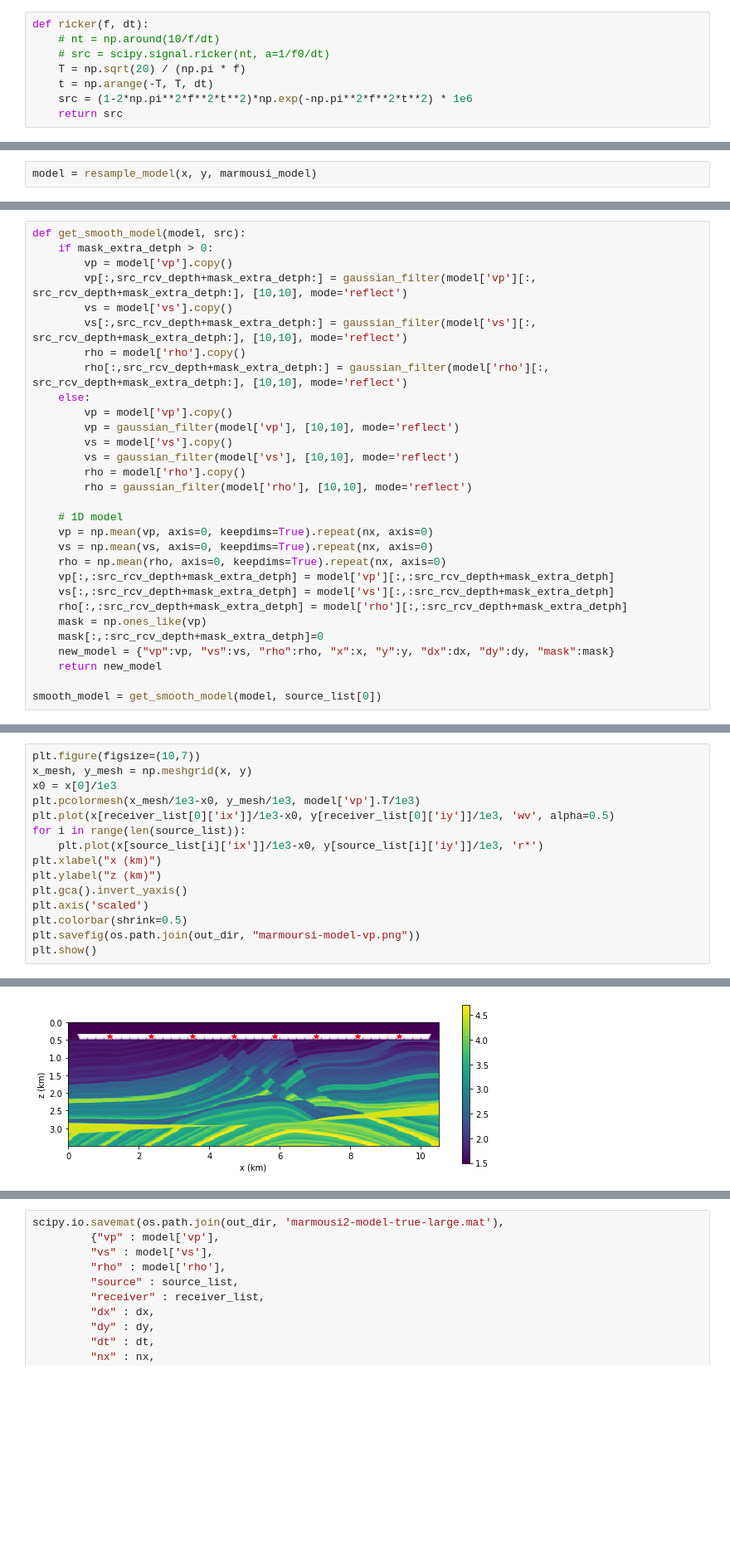
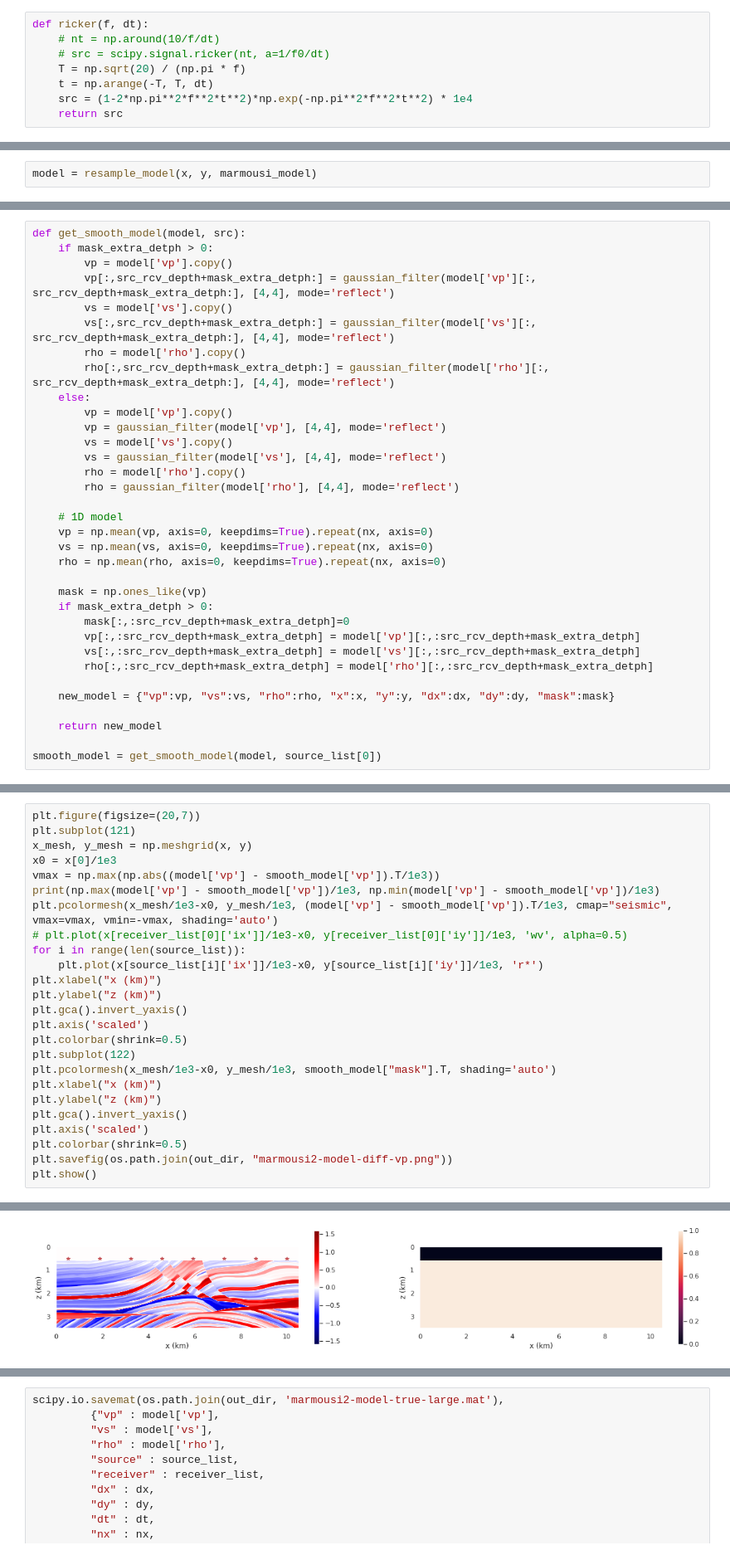
Before and after one commit to kailaix/ADSeismic.jl, a Jupyter notebook: examples/nn_fwi/Marmousi_model_large.ipynb, the cells around one changed output, grey strips where cells are left out. Shown at 83% size. Cells and saved outputs as stored; diff of their text form; blank space fills up the shorter version.

```diff
--- a/examples/nn_fwi/Marmousi_model_large.ipynb
+++ b/examples/nn_fwi/Marmousi_model_large.ipynb
@@ -31,5 +33,5 @@ def ricker(f, dt):
     # src = scipy.signal.ricker(nt, a=1/f0/dt)
     T = np.sqrt(20) / (np.pi * f)
     t = np.arange(-T, T, dt)
-    src = (1-2*np.pi**2*f**2*t**2)*np.exp(-np.pi**2*f**2*t**2) * 1e6
+    src = (1-2*np.pi**2*f**2*t**2)*np.exp(-np.pi**2*f**2*t**2) * 1e4
     return src
@@ -230,29 +216,33 @@ receiver_list = add_receiver(int(vp0/f0/dx)*3, nsrc, nx, n_pml, True)
 def get_smooth_model(model, src):
     if mask_extra_detph > 0:
         vp = model['vp'].copy()
-        vp[:,src_rcv_depth+mask_extra_detph:] = gaussian_filter(model['vp'][:, src_rcv_depth+mask_extra_detph:], [10,10], mode='reflect')
+        vp[:,src_rcv_depth+mask_extra_detph:] = gaussian_filter(model['vp'][:, src_rcv_depth+mask_extra_detph:], [4,4], mode='reflect')
         vs = model['vs'].copy()
-        vs[:,src_rcv_depth+mask_extra_detph:] = gaussian_filter(model['vs'][:, src_rcv_depth+mask_extra_detph:], [10,10], mode='reflect')
+        vs[:,src_rcv_depth+mask_extra_detph:] = gaussian_filter(model['vs'][:, src_rcv_depth+mask_extra_detph:], [4,4], mode='reflect')
         rho = model['rho'].copy()
-        rho[:,src_rcv_depth+mask_extra_detph:] = gaussian_filter(model['rho'][:, src_rcv_depth+mask_extra_detph:], [10,10], mode='reflect')
+        rho[:,src_rcv_depth+mask_extra_detph:] = gaussian_filter(model['rho'][:, src_rcv_depth+mask_extra_detph:], [4,4], mode='reflect')
     else:
         vp = model['vp'].copy()
-        vp = gaussian_filter(model['vp'], [10,10], mode='reflect')
+        vp = gaussian_filter(model['vp'], [4,4], mode='reflect')
         vs = model['vs'].copy()
-        vs = gaussian_filter(model['vs'], [10,10], mode='reflect')
+        vs = gaussian_filter(model['vs'], [4,4], mode='reflect')
         rho = model['rho'].copy()
-        rho = gaussian_filter(model['rho'], [10,10], mode='reflect')
+        rho = gaussian_filter(model['rho'], [4,4], mode='reflect')
 
     # 1D model
     vp = np.mean(vp, axis=0, keepdims=True).repeat(nx, axis=0)
     vs = np.mean(vs, axis=0, keepdims=True).repeat(nx, axis=0)
     rho = np.mean(rho, axis=0, keepdims=True).repeat(nx, axis=0)
-    vp[:,:src_rcv_depth+mask_extra_detph] = model['vp'][:,:src_rcv_depth+mask_extra_detph]
-    vs[:,:src_rcv_depth+mask_extra_detph] = model['vs'][:,:src_rcv_depth+mask_extra_detph]
-    rho[:,:src_rcv_depth+mask_extra_detph] = model['rho'][:,:src_rcv_depth+mask_extra_detph]
+
     mask = np.ones_like(vp)
-    mask[:,:src_rcv_depth+mask_extra_detph]=0
+    if mask_extra_detph > 0:
+        mask[:,:src_rcv_depth+mask_extra_detph]=0
+        vp[:,:src_rcv_depth+mask_extra_detph] = model['vp'][:,:src_rcv_depth+mask_extra_detph]
+        vs[:,:src_rcv_depth+mask_extra_detph] = model['vs'][:,:src_rcv_depth+mask_extra_detph]
+        rho[:,:src_rcv_depth+mask_extra_detph] = model['rho'][:,:src_rcv_depth+mask_extra_detph]
+
     new_model = {"vp":vp, "vs":vs, "rho":rho, "x":x, "y":y, "dx":dx, "dy":dy, "mask":mask}
+
     return new_model
 
 smooth_model = get_smooth_model(model, source_list[0])
@@ -268,9 +331,12 @@ plt.show()
 # %%
-plt.figure(figsize=(10,7))
+plt.figure(figsize=(20,7))
+plt.subplot(121)
 x_mesh, y_mesh = np.meshgrid(x, y)
 x0 = x[0]/1e3
-plt.pcolormesh(x_mesh/1e3-x0, y_mesh/1e3, model['vp'].T/1e3)
-plt.plot(x[receiver_list[0]['ix']]/1e3-x0, y[receiver_list[0]['iy']]/1e3, 'wv', alpha=0.5)
+vmax = np.max(np.abs((model['vp'] - smooth_model['vp']).T/1e3))
+print(np.max(model['vp'] - smooth_model['vp'])/1e3, np.min(model['vp'] - smooth_model['vp'])/1e3)
+plt.pcolormesh(x_mesh/1e3-x0, y_mesh/1e3, (model['vp'] - smooth_model['vp']).T/1e3, cmap="seismic", vmax=vmax, vmin=-vmax, shading='auto')
+# plt.plot(x[receiver_list[0]['ix']]/1e3-x0, y[receiver_list[0]['iy']]/1e3, 'wv', alpha=0.5)
 for i in range(len(source_list)):
     plt.plot(x[source_list[i]['ix']]/1e3-x0, y[source_list[i]['iy']]/1e3, 'r*')
 plt.xlabel("x (km)")
@@ -278,6 +344,13 @@ plt.ylabel("z (km)")
 plt.gca().invert_yaxis()
 plt.axis('scaled')
 plt.colorbar(shrink=0.5)
-plt.savefig(os.path.join(out_dir, "marmoursi-model-vp.png"))
+plt.subplot(122)
+plt.pcolormesh(x_mesh/1e3-x0, y_mesh/1e3, smooth_model["mask"].T, shading='auto')
+plt.xlabel("x (km)")
+plt.ylabel("z (km)")
+plt.gca().invert_yaxis()
+plt.axis('scaled')
+plt.colorbar(shrink=0.5)
+plt.savefig(os.path.join(out_dir, "marmousi2-model-diff-vp.png"))
 plt.show()
 # %% [output]
@@ -284 +358 @@ plt.show()
-[figure, old version]
+[figure, new version]
```
Also changed, not shown: parts of 17 cells of this notebook, 7 other files.
